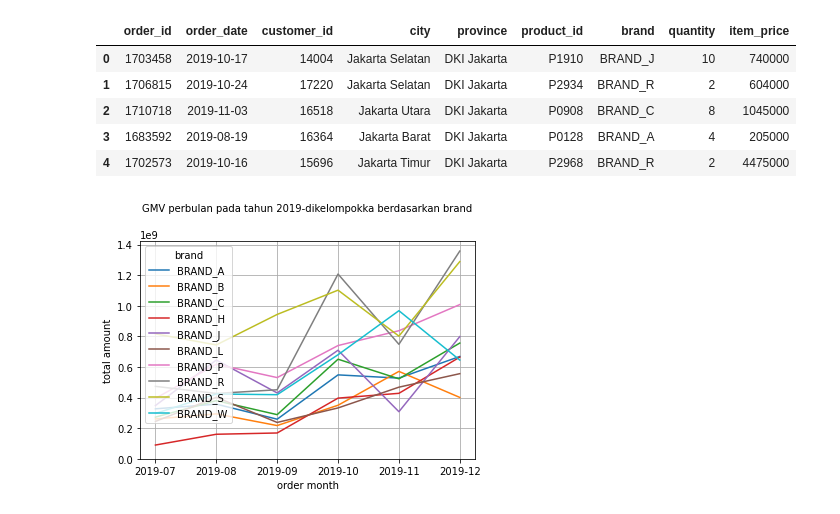
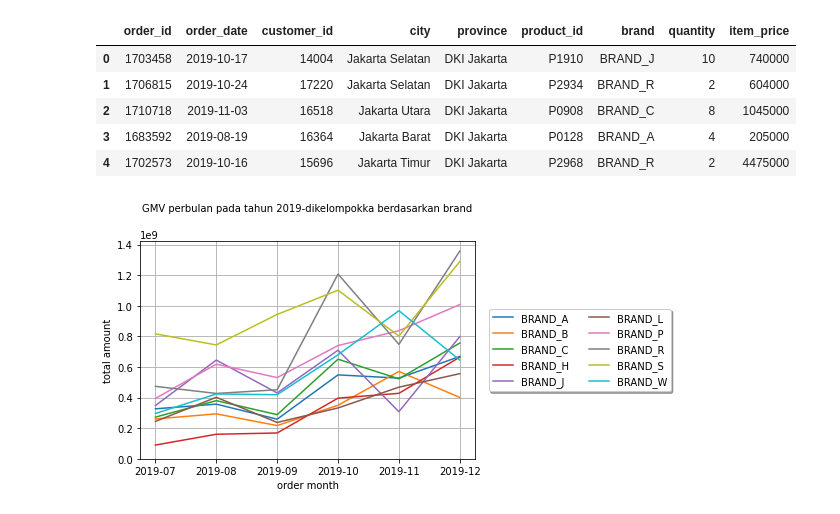
Before and after one commit to Iwanplayground/PROYEK-KECIL2AN, a Jupyter notebook: matpl1.ipynb, the cells around one changed output. Drawn from its saved outputs; the diff is of its cells as text; code cells hidden in the pictures.

```diff
--- a/matpl1.ipynb
+++ b/matpl1.ipynb
@@ -23,12 +23,14 @@ df['gmv'] = df['item_price']*df['quantity']
 # %%
 # buat multiline chart
 
 df.groupby(['ordermonth','brand'])['gmv'].sum().unstack().plot()
 plt.title('GMV perbulan pada tahun 2019-dikelompokka berdasarkan brand',loc='center',fontsize=10,pad=30)
 plt.ylabel('total amount')
 plt.xlabel('order month')
 plt.ylim(ymin=0)
 plt.grid(color='darkgrey')
+# kustom legend
+plt.legend(loc='right', bbox_to_anchor=(1.6,0.5), shadow=True,ncol=2)
 plt.show()
 # %% [output]
-[figure, old version]
+[figure, new version]
```
Also changed, not shown: parts of 5 cells of this notebook, 1 other file.
